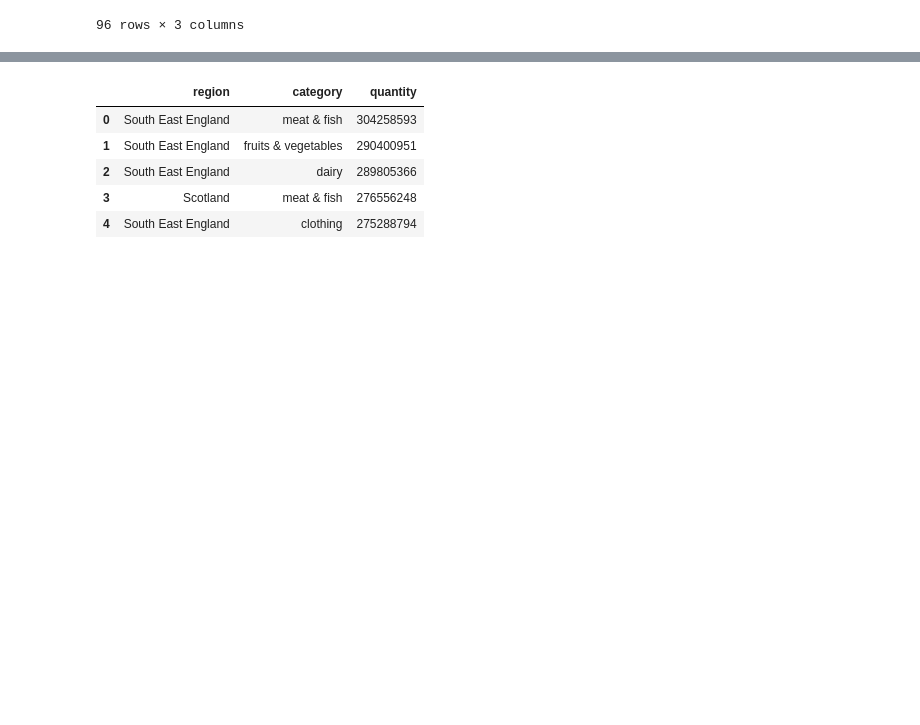
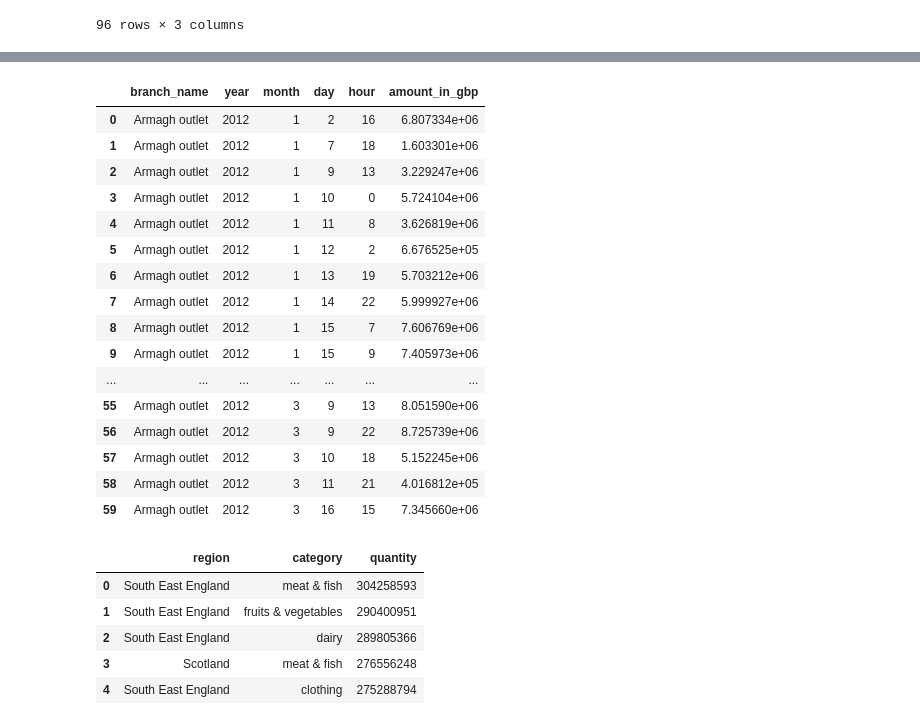
Before and after one commit to CodeMarie/final-project-part-2-dash-app, a Jupyter notebook: data.ipynb, the cells around one changed output, grey strips where cells are left out. Saved outputs shown, nothing was run; the diff lists cells and outputs as text; code cells hidden in the pictures; blank space fills up the shorter version.

```diff
--- a/data.ipynb
+++ b/data.ipynb
@@ -61,0 +107,23 @@ products_county
+# %%
+#Brief 3 and 4  hour sales per branch
+sales_hour = pd.read_csv('csvs_clean/brief_3_hour_sales_branches.csv', index_col=[0])
+# %%
+sales_hour.head(60)
+# %% [output]
+|  | branch_name | year | month | day | hour | amount_in_gbp |
+| 0 | Armagh outlet | 2012 | 1 | 2 | 16 | 6.807334e+06 |
+| 1 | Armagh outlet | 2012 | 1 | 7 | 18 | 1.603301e+06 |
+| 2 | Armagh outlet | 2012 | 1 | 9 | 13 | 3.229247e+06 |
+| 3 | Armagh outlet | 2012 | 1 | 10 | 0 | 5.724104e+06 |
+| 4 | Armagh outlet | 2012 | 1 | 11 | 8 | 3.626819e+06 |
+| 5 | Armagh outlet | 2012 | 1 | 12 | 2 | 6.676525e+05 |
+| 6 | Armagh outlet | 2012 | 1 | 13 | 19 | 5.703212e+06 |
+| 7 | Armagh outlet | 2012 | 1 | 14 | 22 | 5.999927e+06 |
+| 8 | Armagh outlet | 2012 | 1 | 15 | 7 | 7.606769e+06 |
+| 9 | Armagh outlet | 2012 | 1 | 15 | 9 | 7.405973e+06 |
+| ... | ... | ... | ... | ... | ... | ... |
+| 55 | Armagh outlet | 2012 | 3 | 9 | 13 | 8.051590e+06 |
+| 56 | Armagh outlet | 2012 | 3 | 9 | 22 | 8.725739e+06 |
+| 57 | Armagh outlet | 2012 | 3 | 10 | 18 | 5.152245e+06 |
+| 58 | Armagh outlet | 2012 | 3 | 11 | 21 | 4.016812e+05 |
+| 59 | Armagh outlet | 2012 | 3 | 16 | 15 | 7.345660e+06 |
```
Also changed, not shown: parts of 10 cells of this notebook, 3 other files.
